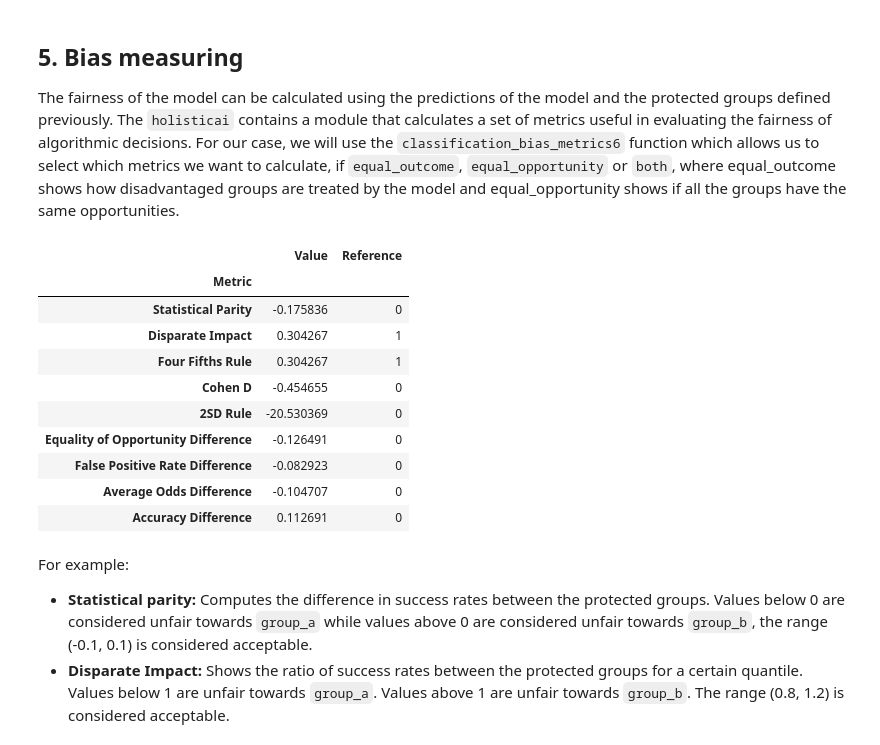
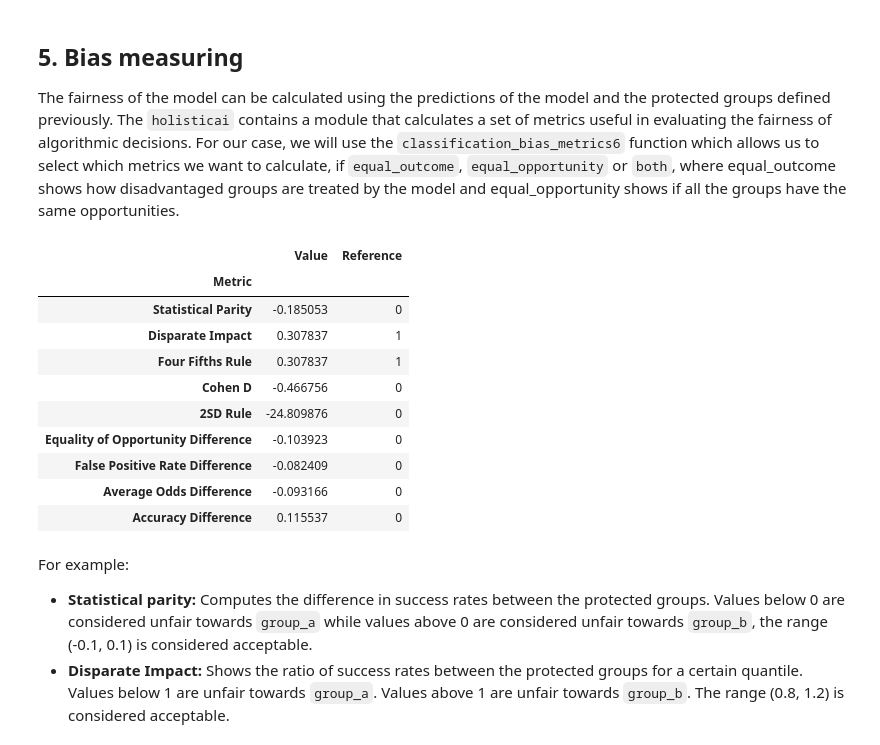
Before and after one commit to holistic-ai/holisticai, a Jupyter notebook: tutorials/bias/mitigating_bias_tutorials/binary_classification/inprocessing/prejudice_remover.ipynb, the cells around one changed output. Cells and saved outputs as stored; diff of their text form; code cells hidden in the pictures.

```diff
--- a/tutorials/bias/mitigating_bias_tutorials/binary_classification/inprocessing/prejudice_remover.ipynb
+++ b/tutorials/bias/mitigating_bias_tutorials/binary_classification/inprocessing/prejudice_remover.ipynb
@@ -112,26 +121,17 @@ Once we have defined the training and testing sets, we can train a model as usua
 from sklearn.preprocessing import StandardScaler
 from sklearn.linear_model import LogisticRegression
 from holisticai.pipeline import Pipeline
+
+# train a model, do not forget to standard scale data
+train = dataset_split['train']
+test = dataset_split['test']
+
+scaler = StandardScaler()
+X_train_t = scaler.fit_transform(train['x'])
+model = LogisticRegression(random_state=42, max_iter=500)
+model.fit(X_train_t, train['y'])
+X_test_t = scaler.transform(test['x'])
+y_pred = model.predict(X_test_t)
-# %%
-X, y, group_a, group_b = train_data
-
-scaler = StandardScaler()
-X = scaler.fit_transform(X)
-
-# Train a simple linear classification model
-LR = LogisticRegression()
-model = LR.fit(X, y)
-
-X, y, group_a, group_b = test_data
-
-X = scaler.transform(X)
-
-# Predict values
-y_pred = model.predict(X)
-
-y_proba = model.predict_proba(X)
-y_score = y_proba[:,1]
-y_true = y
 # %% [markdown]
 ## **5. Bias measuring**
 
@@ -141,26 +139,28 @@ from holisticai.metrics.bias import classification_bias_metrics
 # %%
+from holisticai.metrics.bias import classification_bias_metrics
+
 df = classification_bias_metrics(
-    group_a,
-    group_b,
+    group_a_test,
+    group_b_test,
     y_pred,
-    y,
+    test['y'],
     metric_type='both'
 )
 y_baseline = y_pred.copy()
-df_baseline=df.copy()
-df_baseline
+metrics_baseline=df.copy()
+metrics_baseline
 # %% [output]
 |  | Value | Reference |
 | Metric |  |  |
-| Statistical Parity | -0.175836 | 0 |
-| Disparate Impact | 0.304267 | 1 |
-| Four Fifths Rule | 0.304267 | 1 |
-| Cohen D | -0.454655 | 0 |
-| 2SD Rule | -20.530369 | 0 |
-| Equality of Opportunity Difference | -0.126491 | 0 |
-| False Positive Rate Difference | -0.082923 | 0 |
-| Average Odds Difference | -0.104707 | 0 |
-| Accuracy Difference | 0.112691 | 0 |
+| Statistical Parity | -0.185053 | 0 |
+| Disparate Impact | 0.307837 | 1 |
+| Four Fifths Rule | 0.307837 | 1 |
+| Cohen D | -0.466756 | 0 |
+| 2SD Rule | -24.809876 | 0 |
+| Equality of Opportunity Difference | -0.103923 | 0 |
+| False Positive Rate Difference | -0.082409 | 0 |
+| Average Odds Difference | -0.093166 | 0 |
+| Accuracy Difference | 0.115537 | 0 |
 # %% [markdown]
 For example:
 
```
Also changed, not shown: parts of 21 cells of this notebook, 12 other files.
